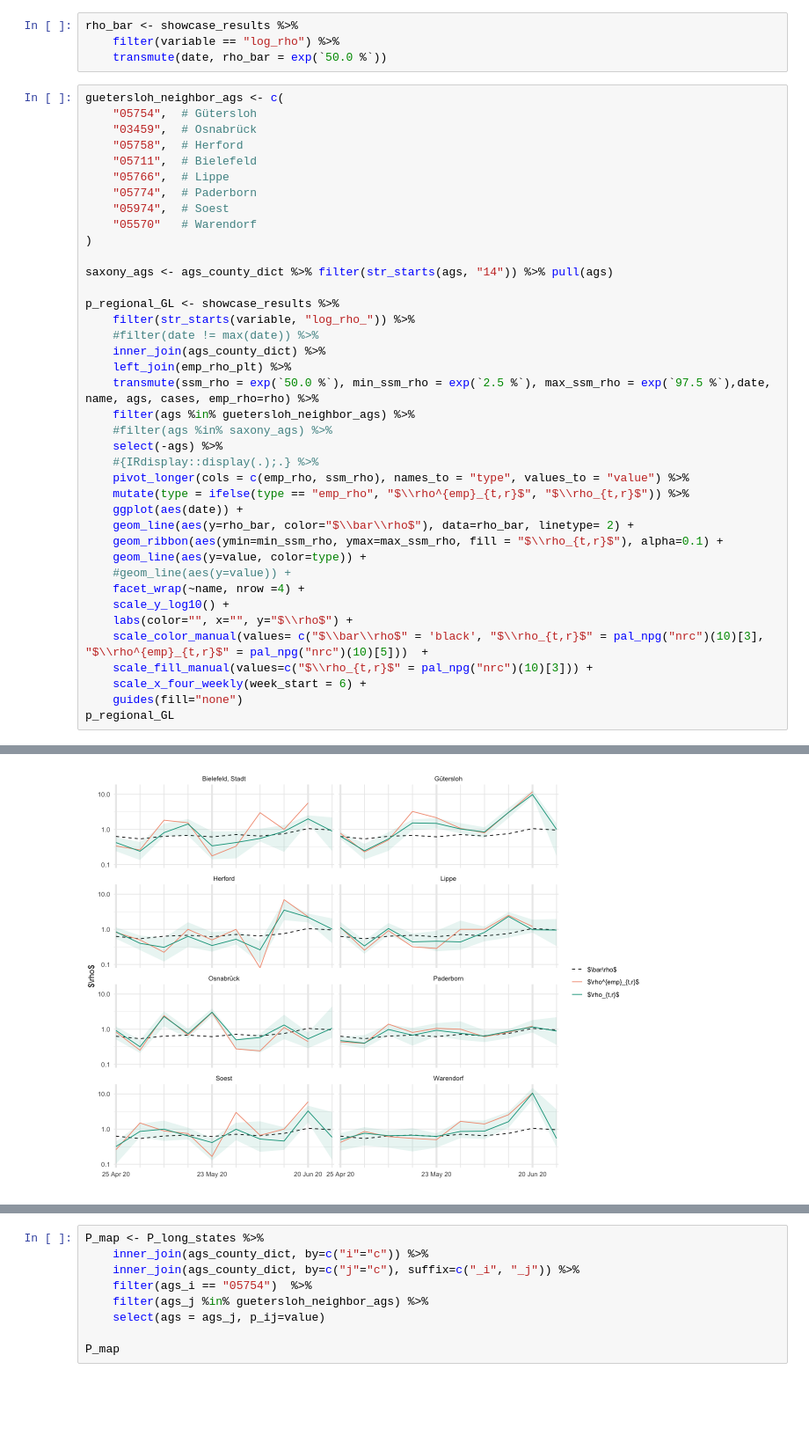
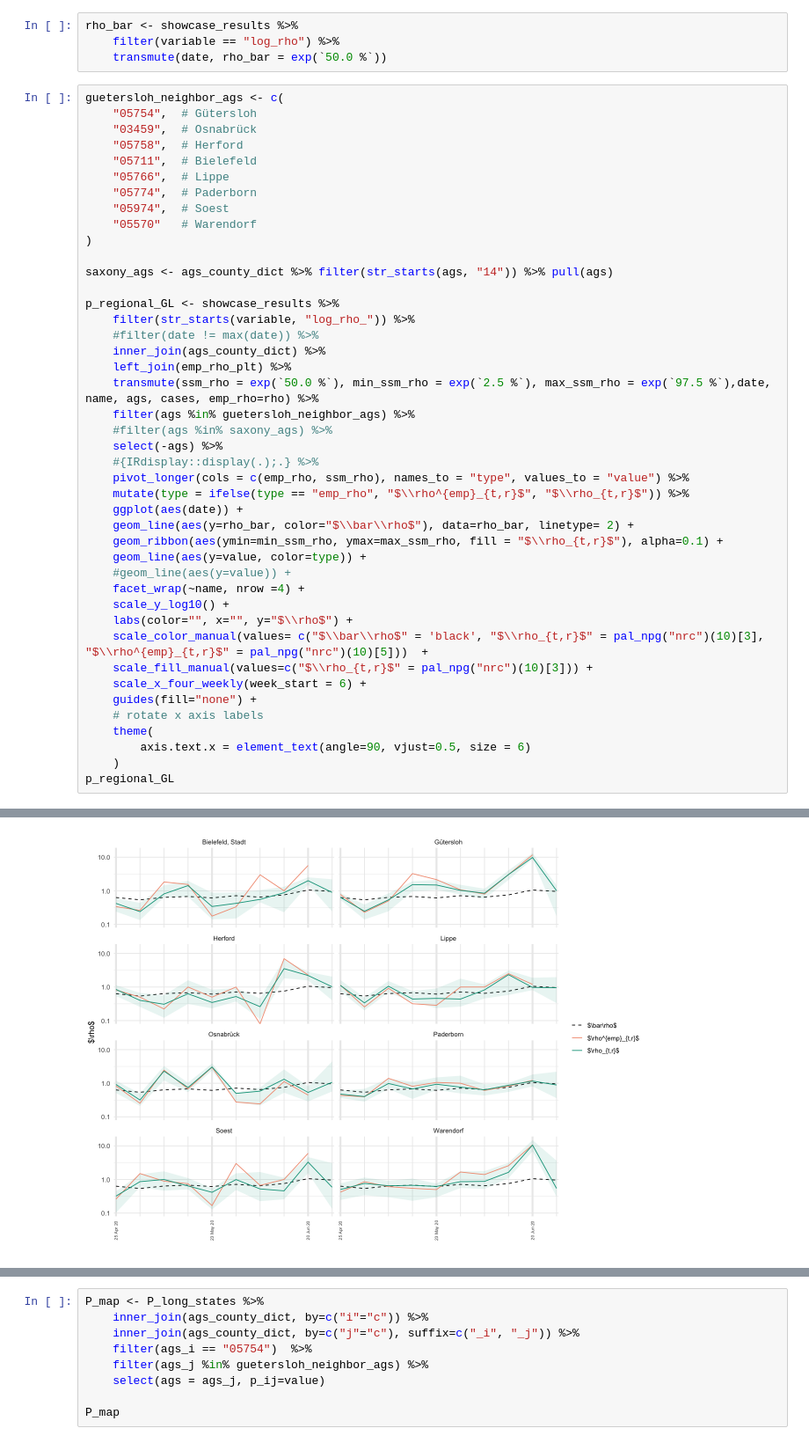
Before and after one commit to stefanheyder/dissertation, a Jupyter notebook: nbs/4 Models/4.2 Regional growth factor model/30_figures.ipynb, the cells around one changed output, grey strips where cells are left out. Shown at 88% size. Drawn from its saved outputs; the diff is of its cells as text; blank space fills up the shorter version.

```diff
--- a/nbs/4 Models/4.2 Regional growth factor model/30_figures.ipynb
+++ b/nbs/4 Models/4.2 Regional growth factor model/30_figures.ipynb
@@ -858,35 +859,39 @@ p_regional_GL <- showcase_results %>%
     #filter(date != max(date)) %>%
     inner_join(ags_county_dict) %>%
     left_join(emp_rho_plt) %>%
     transmute(ssm_rho = exp(`50.0 %`), min_ssm_rho = exp(`2.5 %`), max_ssm_rho = exp(`97.5 %`),date, name, ags, cases, emp_rho=rho) %>%
     filter(ags %in% guetersloh_neighbor_ags) %>%
     #filter(ags %in% saxony_ags) %>%
     select(-ags) %>%
     #{IRdisplay::display(.);.} %>%
     pivot_longer(cols = c(emp_rho, ssm_rho), names_to = "type", values_to = "value") %>%
     mutate(type = ifelse(type == "emp_rho", "$\\rho^{emp}_{t,r}$", "$\\rho_{t,r}$")) %>%
     ggplot(aes(date)) +
     geom_line(aes(y=rho_bar, color="$\\bar\\rho$"), data=rho_bar, linetype= 2) +
     geom_ribbon(aes(ymin=min_ssm_rho, ymax=max_ssm_rho, fill = "$\\rho_{t,r}$"), alpha=0.1) +
     geom_line(aes(y=value, color=type)) +
     #geom_line(aes(y=value)) +
     facet_wrap(~name, nrow =4) +
     scale_y_log10() +
     labs(color="", x="", y="$\\rho$") +
     scale_color_manual(values= c("$\\bar\\rho$" = 'black', "$\\rho_{t,r}$" = pal_npg("nrc")(10)[3], "$\\rho^{emp}_{t,r}$" = pal_npg("nrc")(10)[5]))  +
     scale_fill_manual(values=c("$\\rho_{t,r}$" = pal_npg("nrc")(10)[3])) +
     scale_x_four_weekly(week_start = 6) +
-    guides(fill="none")
+    guides(fill="none") +
+    # rotate x axis labels
+    theme(
+        axis.text.x = element_text(angle=90, vjust=0.5, size = 6)
+    )
 p_regional_GL
 # %% [output]
 Joining with `by = join_by(c)`
 Joining with `by = join_by(date, ags)`
 Warning message in scale_y_log10():
 “log-10 transformation introduced infinite values.”
 Warning message:
 “Removed 1 row containing missing values or values outside the scale range
 (`geom_line()`).”
-[figure, old version]
+[figure, new version]
 # %%
 library(sf)
 library(ffm)
```
Also changed, not shown: parts of 14 cells of this notebook, 12 other files.
